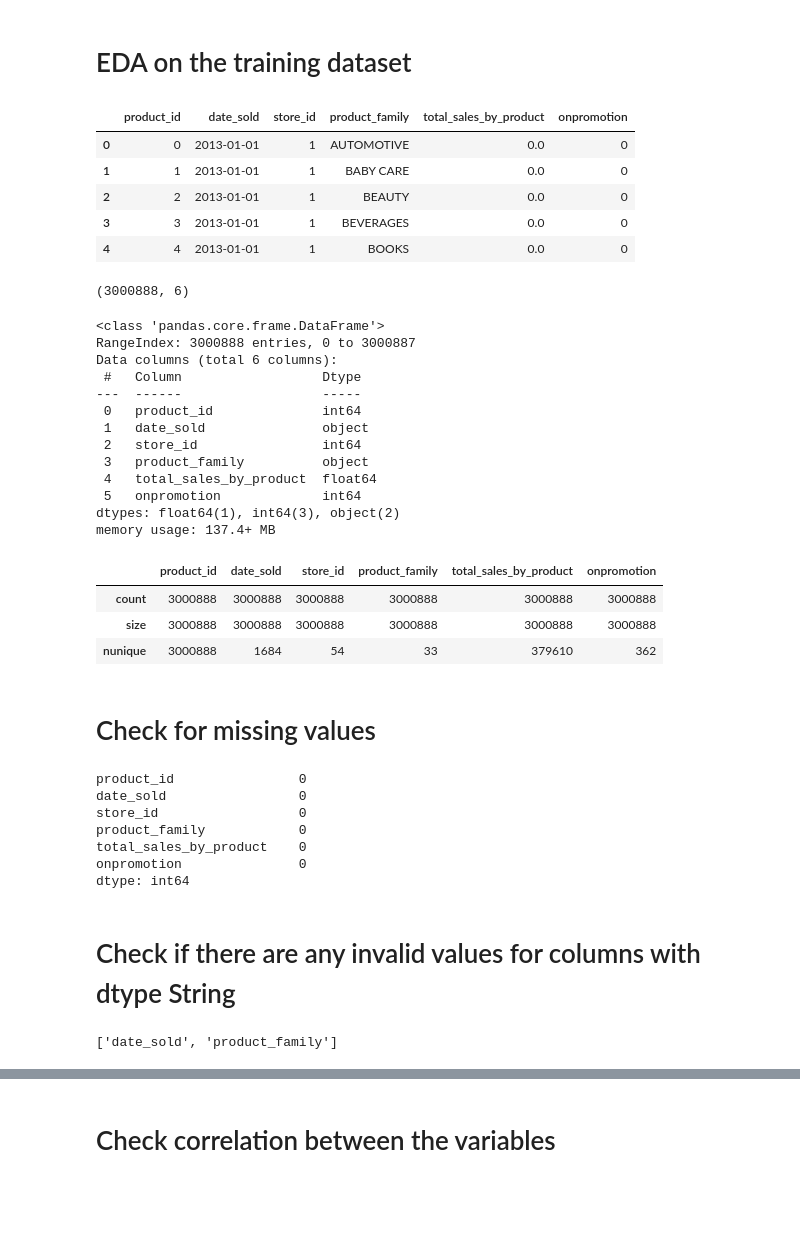
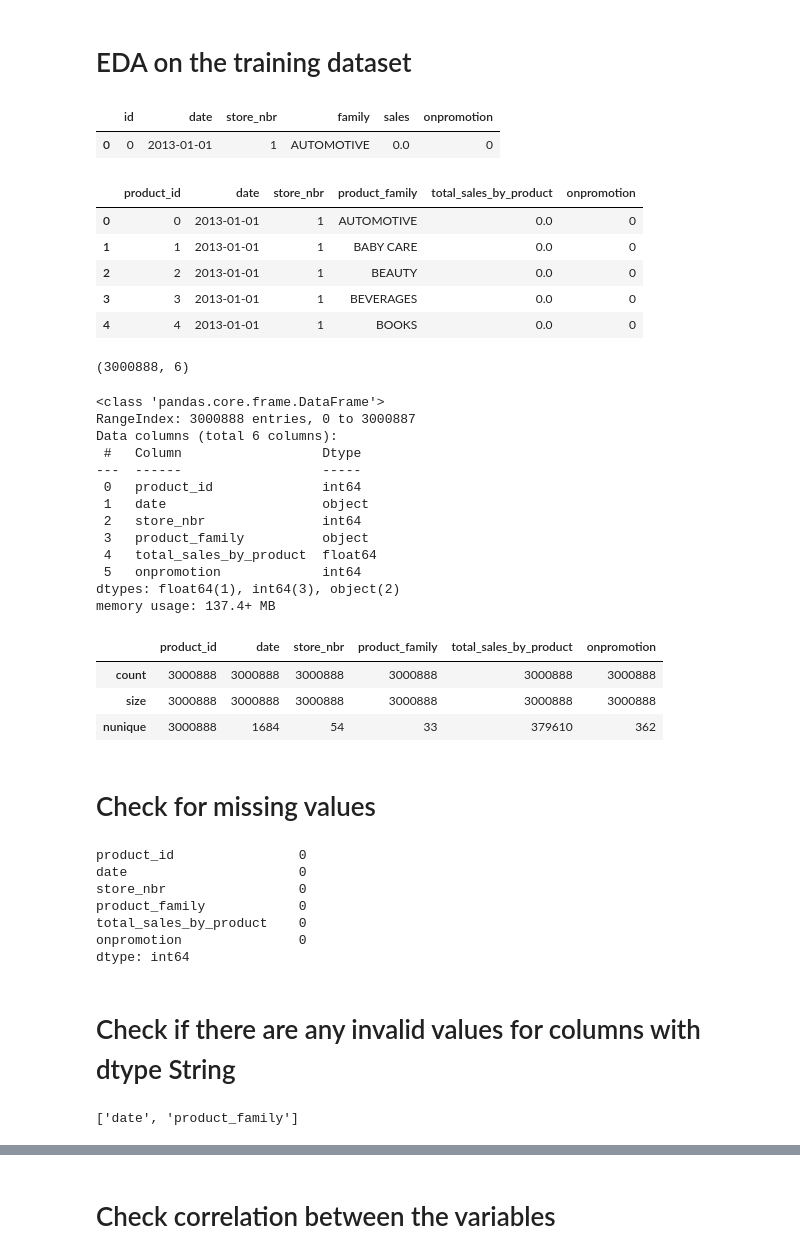
Before and after one commit to abhamolri/kaggle-store-sales-prediction, a Jupyter notebook: notebooks/exploratory_data_analysis.ipynb, the cells around one changed output, grey strips where cells are left out. Cells and saved outputs as stored; diff of their text form; code cells hidden in the pictures; blank space fills up the shorter version.

Commit message:
improved the training dataset with other features

```diff
--- a/notebooks/exploratory_data_analysis.ipynb
+++ b/notebooks/exploratory_data_analysis.ipynb
@@ -16,12 +16,18 @@ transactions_by_stores_df = pd.read_csv('../data/transactions.csv')
 train_df = pd.read_csv('../data/train.csv')
 # %% [markdown]
 # EDA on the training dataset
+# %%
+train_df.head(1)
+# %% [output]
+|  | id | date | store_nbr | family | sales | onpromotion |
+| 0 | 0 | 2013-01-01 | 1 | AUTOMOTIVE | 0.0 | 0 |
 # %%
-cols = ['product_id', 'date_sold', 'store_id', 'product_family', 'total_sales_by_product', 'onpromotion']
-train_df.columns = cols
+train_df.rename(columns = {'id': 'product_id',
+                 'family': 'product_family',
+                 'sales': 'total_sales_by_product'}, inplace = True)
 train_df.head()
 # %% [output]
-|  | product_id | date_sold | store_id | product_family | total_sales_by_product | onpromotion |
+|  | product_id | date | store_nbr | product_family | total_sales_by_product | onpromotion |
 | 0 | 0 | 2013-01-01 | 1 | AUTOMOTIVE | 0.0 | 0 |
 | 1 | 1 | 2013-01-01 | 1 | BABY CARE | 0.0 | 0 |
 | 2 | 2 | 2013-01-01 | 1 | BEAUTY | 0.0 | 0 |
@@ -40,8 +46,8 @@ Data columns (total 6 columns):
  #   Column                  Dtype
 ---  ------                  -----
  0   product_id              int64
- 1   date_sold               object
- 2   store_id                int64
+ 1   date                    object
+ 2   store_nbr               int64
  3   product_family          object
  4   total_sales_by_product  float64
  5   onpromotion             int64
@@ -50,7 +56,7 @@ memory usage: 137.4+ MB
 # %%
 train_df.agg(['count', 'size', 'nunique']) # size inclues NaN/null values and count does not
 # %% [output]
-|  | product_id | date_sold | store_id | product_family | total_sales_by_product | onpromotion |
+|  | product_id | date | store_nbr | product_family | total_sales_by_product | onpromotion |
 | count | 3000888 | 3000888 | 3000888 | 3000888 | 3000888 | 3000888 |
 | size | 3000888 | 3000888 | 3000888 | 3000888 | 3000888 | 3000888 |
 | nunique | 3000888 | 1684 | 54 | 33 | 379610 | 362 |
@@ -60,8 +66,8 @@ train_df.agg(['count', 'size', 'nunique']) # size inclues NaN/null values and co
 train_df.isnull().sum()
 # %% [output]
 product_id                0
-date_sold                 0
-store_id                  0
+date                      0
+store_nbr                 0
 product_family            0
 total_sales_by_product    0
 onpromotion               0
@@ -71,7 +77,7 @@ dtype: int64
 # %%
 list(train_df.dtypes[train_df.dtypes == object].index)
 # %% [output]
-['date_sold', 'product_family']
+['date', 'product_family']
 # %%
 for col in list(train_df.dtypes[train_df.dtypes == object].index):
     print('Column Name: ', col)
```
Also changed, not shown: parts of 14 cells of this notebook.
